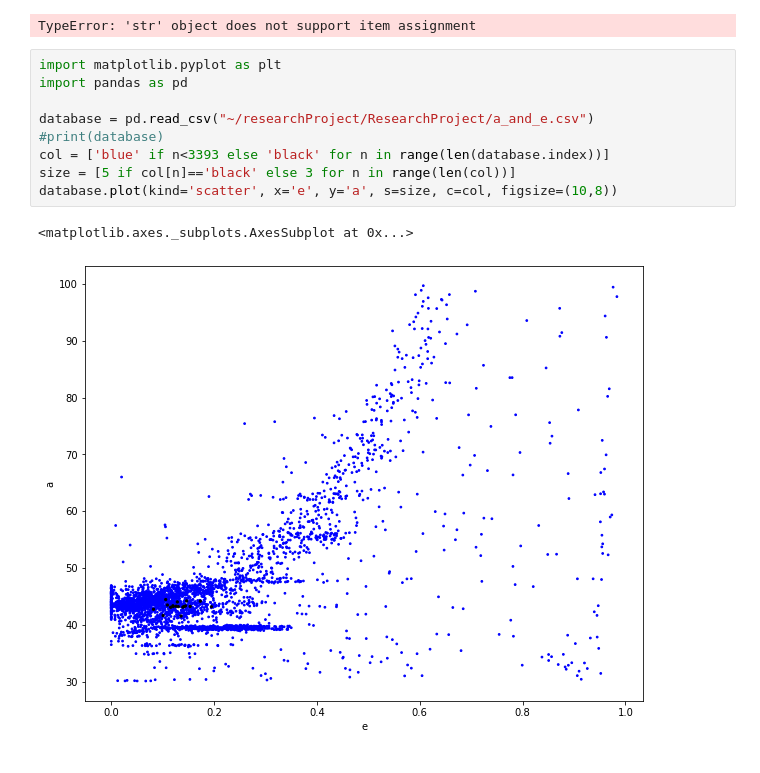
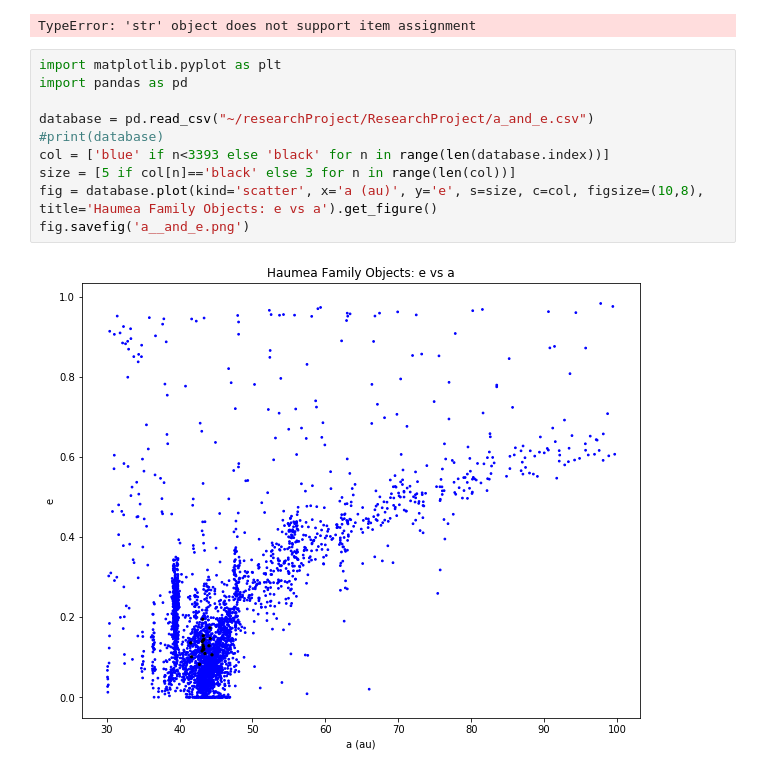
Before and after one commit to Loch64/ResearchProject, a Jupyter notebook: graphsForIntro.ipynb, the cells around one changed output. Cells and saved outputs as stored; diff of their text form.

```diff
--- a/graphsForIntro.ipynb
+++ b/graphsForIntro.ipynb
@@ -208,15 +208,15 @@ TypeError: 'str' object does not support item assignment
 # %%
 import matplotlib.pyplot as plt
 import pandas as pd
 
 database = pd.read_csv("~/researchProject/ResearchProject/a_and_e.csv")
 #print(database)
 col = ['blue' if n<3393 else 'black' for n in range(len(database.index))]
 size = [5 if col[n]=='black' else 3 for n in range(len(col))]
-database.plot(kind='scatter', x='e', y='a', s=size, c=col, figsize=(10,8))
+fig = database.plot(kind='scatter', x='a (au)', y='e', s=size, c=col, figsize=(10,8), title='Haumea Family Objects: e vs a').get_figure()
+fig.savefig('a__and_e.png')
 # %% [output]
-<matplotlib.axes._subplots.AxesSubplot at 0x...>
-[figure, old version]
+[figure, new version]
 # %%
 import matplotlib.pyplot as plt
 import pandas as pd
```
Also changed, not shown: parts of 1 cell of this notebook, 4 other files.
